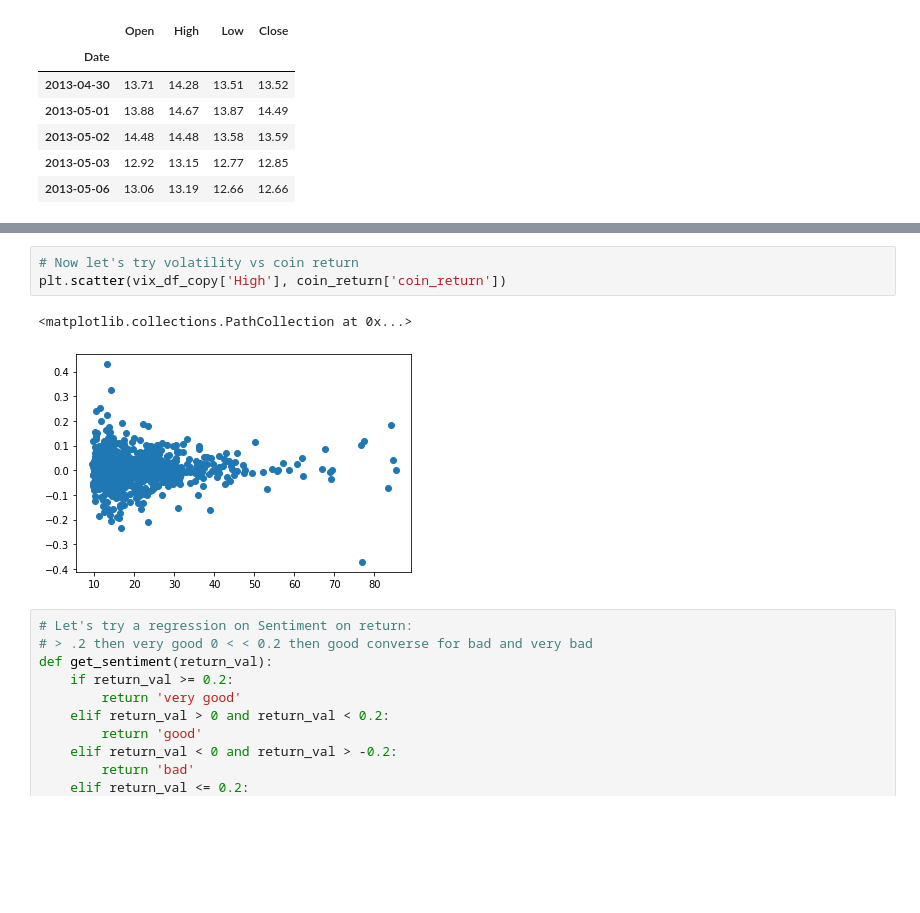
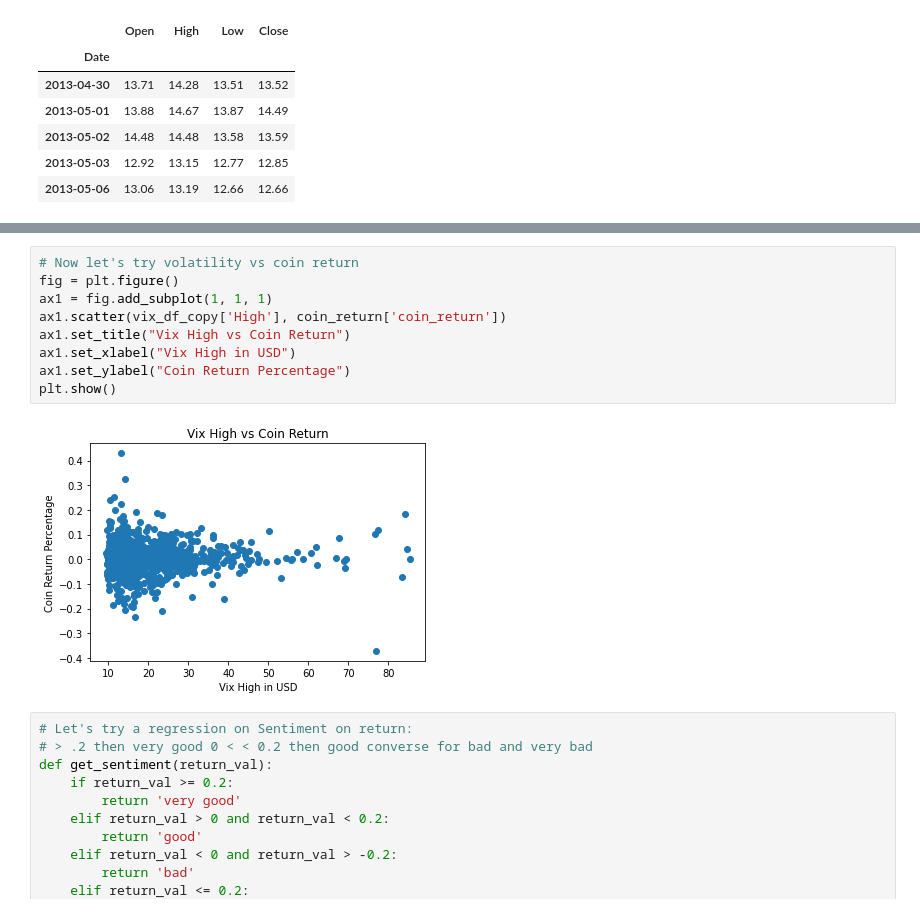
Before and after one commit to rickotten/I513-Project, a Jupyter notebook: Vix-Analysis.ipynb, the cells around one changed output, grey strips where cells are left out. Drawn from its saved outputs; the diff is of its cells as text; blank space fills up the shorter version.

```diff
--- a/Vix-Analysis.ipynb
+++ b/Vix-Analysis.ipynb
@@ -136,9 +144,14 @@ plt.plot(coin_return.index, coin_return['coin_return'])
 # %%
 # Now let's try volatility vs coin return
-plt.scatter(vix_df_copy['High'], coin_return['coin_return'])
+fig = plt.figure()
+ax1 = fig.add_subplot(1, 1, 1)
+ax1.scatter(vix_df_copy['High'], coin_return['coin_return'])
+ax1.set_title("Vix High vs Coin Return")
+ax1.set_xlabel("Vix High in USD")
+ax1.set_ylabel("Coin Return Percentage")
+plt.show()
 # %% [output]
-<matplotlib.collections.PathCollection at 0x...>
-[figure, old version]
+[figure, new version]
 # %%
 # Let's try a regression on Sentiment on return:
 # > .2 then very good 0 < < 0.2 then good converse for bad and very bad
```
Also changed, not shown: parts of 3 cells of this notebook.
